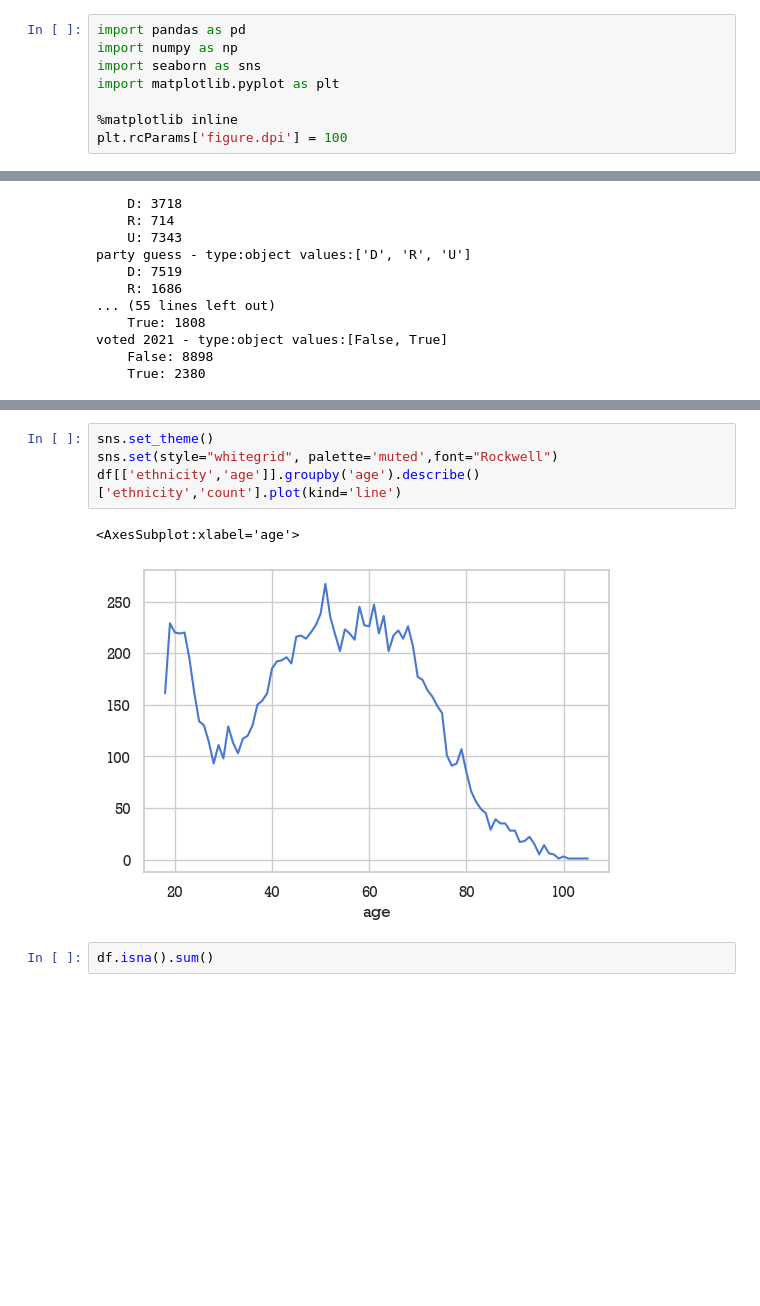
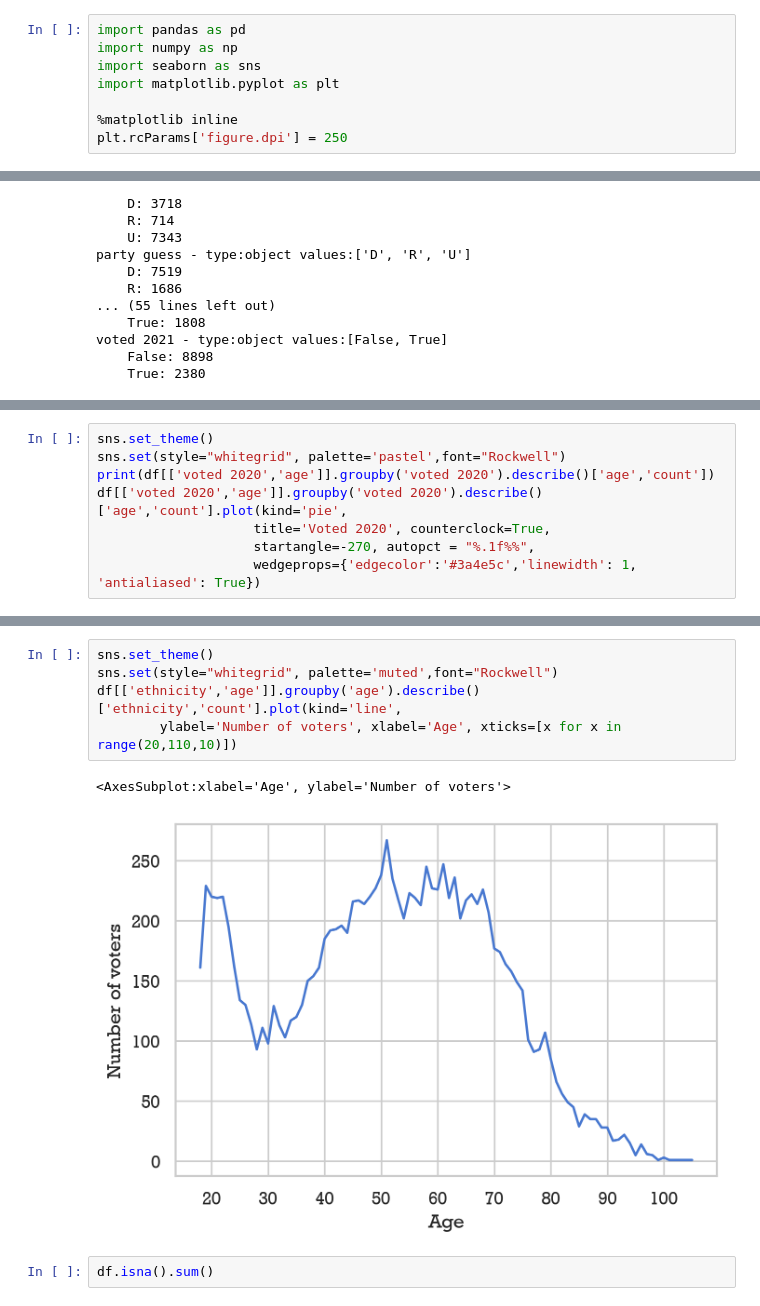
Before and after one commit to lajos/predict-voter-propensity-linear, a Jupyter notebook: a quick look at the data.ipynb, the cells around one changed output, grey strips where cells are left out. Cells and saved outputs as stored; diff of their text form; blank space fills up the shorter version.

```diff
--- a/a quick look at the data.ipynb
+++ b/a quick look at the data.ipynb
@@ -12,7 +12,7 @@ import seaborn as sns
 import matplotlib.pyplot as plt
 
 %matplotlib inline
-plt.rcParams['figure.dpi'] = 100
+plt.rcParams['figure.dpi'] = 250
 # %%
 df = pd.read_csv('data/voting_data_anonymized.tsv', sep='\t')
 df.head()
@@ -109,0 +118,8 @@ df[['party guess','age']].groupby('party guess').describe()['age','count'].plot(
+# %%
+sns.set_theme()
+sns.set(style="whitegrid", palette='pastel',font="Rockwell")
+print(df[['voted 2020','age']].groupby('voted 2020').describe()['age','count'])
+df[['voted 2020','age']].groupby('voted 2020').describe()['age','count'].plot(kind='pie',
+                    title='Voted 2020', counterclock=True,
+                    startangle=-270, autopct = "%.1f%%",
+                    wedgeprops={'edgecolor':'#3a4e5c','linewidth': 1, 'antialiased': True})
@@ -122,10 +148,11 @@ Name: (age, count), dtype: float64
 # %%
 sns.set_theme()
 sns.set(style="whitegrid", palette='muted',font="Rockwell")
-df[['ethnicity','age']].groupby('age').describe()['ethnicity','count'].plot(kind='line')
+df[['ethnicity','age']].groupby('age').describe()['ethnicity','count'].plot(kind='line',
+        ylabel='Number of voters', xlabel='Age', xticks=[x for x in range(20,110,10)])
 # %% [output]
-<AxesSubplot:xlabel='age'>
+<AxesSubplot:xlabel='Age', ylabel='Number of voters'>
-[figure, old version]
+[figure, new version]
 # %%
 df.isna().sum()
 # %% [output]
```
Also changed, not shown: parts of 6 cells of this notebook, 2 other files.
